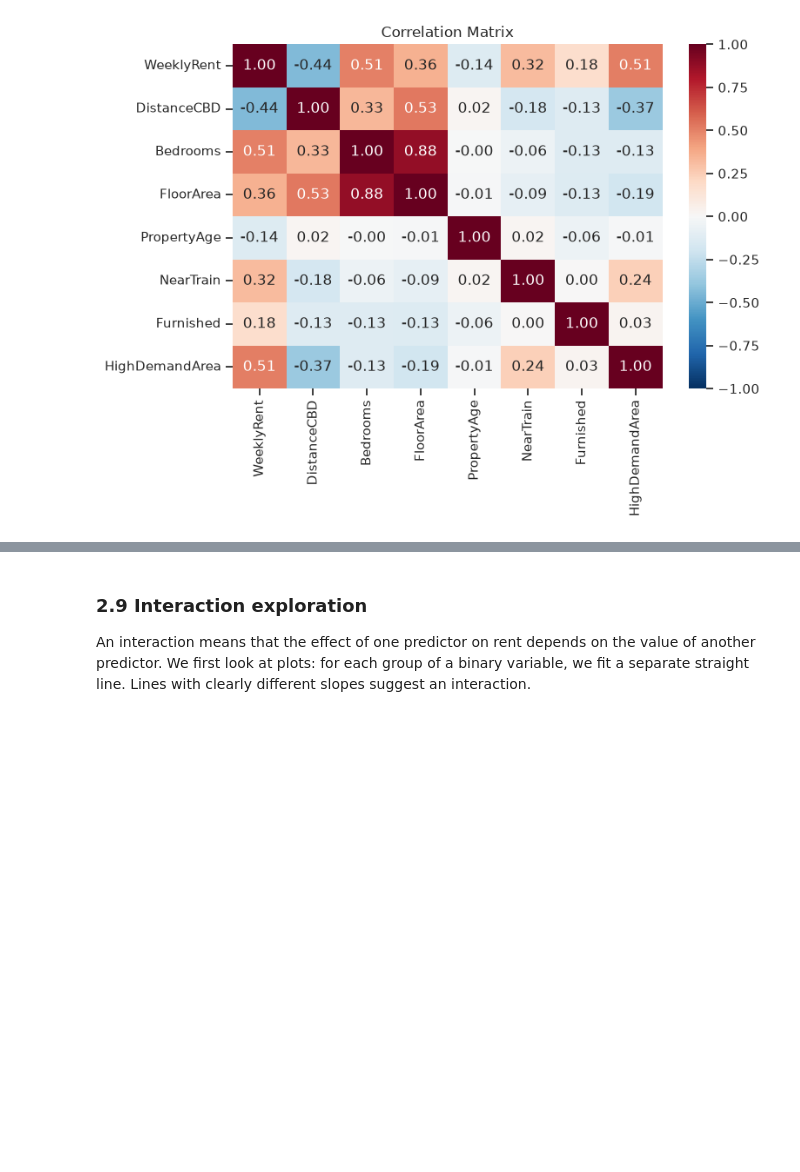
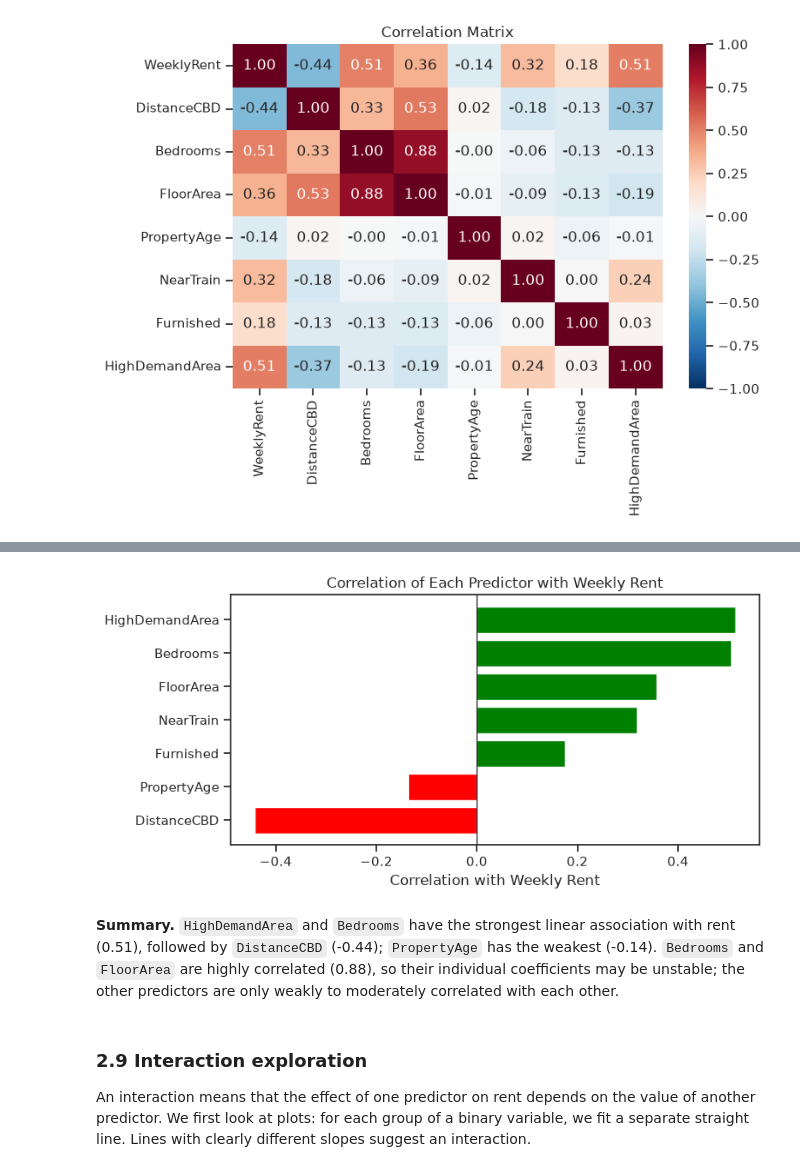
Before and after one commit to QingXueli/qbus2820, a Jupyter notebook: SID_Assignment1_implementation.ipynb, the cells around one changed output, grey strips where cells are left out. Saved outputs shown, nothing was run; the diff lists cells and outputs as text; code cells hidden in the pictures; blank space fills up the shorter version.

Commit message:
Add correlation-with-rent table, bar chart and summary to Section 2.8
Co-Authored-By: Claude Opus 5.5 <noreply@anthropic.com>
Claude-Session: https://claude.ai/code/session_01EBVknjHKcdqYfCbgwhmvJF

```diff
--- a/SID_Assignment1_implementation.ipynb
+++ b/SID_Assignment1_implementation.ipynb
@@ -293,0 +297,6 @@ plt.show()
+# %%
+# Correlation of each predictor with rent (the WeeklyRent column), without rent itself
+rent_corr = correlations[response].drop(response)
+# Sort from the largest to the smallest value
+rent_corr = rent_corr.sort_values(ascending = False)
+rent_corr.round(4)
@@ -294,3 +312,24 @@ plt.show()
+# %%
+# NOTE: not from tutorial — reason: a bar chart shows the ranking of the correlations above more clearly
+fig = plt.figure(figsize=(8, 4))
+
+# One horizontal bar per predictor; green = positive, red = negative correlation
+colors = ["green" if value > 0 else "red" for value in rent_corr]
+plt.barh(rent_corr.index, rent_corr.values, color = colors)
+plt.axvline(0, color = "black", linewidth = 0.8)   # vertical line at zero
+plt.gca().invert_yaxis()                            # put the strongest positive correlation at the top
+plt.xlabel("Correlation with Weekly Rent")
+plt.title("Correlation of Each Predictor with Weekly Rent")
+plt.tight_layout()
+
+plt.show()
+# %% [output]
+[figure, added]
+# %% [markdown]
+**Summary.** `HighDemandArea` and `Bedrooms` have the strongest linear association with rent (0.51),
+followed by `DistanceCBD` (-0.44); `PropertyAge` has the weakest (-0.14).
+`Bedrooms` and `FloorArea` are highly correlated (0.88), so their individual coefficients may be unstable;
+the other predictors are only weakly to moderately correlated with each other.
 # %% [markdown]
 ### 2.9 Interaction exploration
 
```
Also changed, not shown: parts of 3 cells of this notebook, 2 other files.
